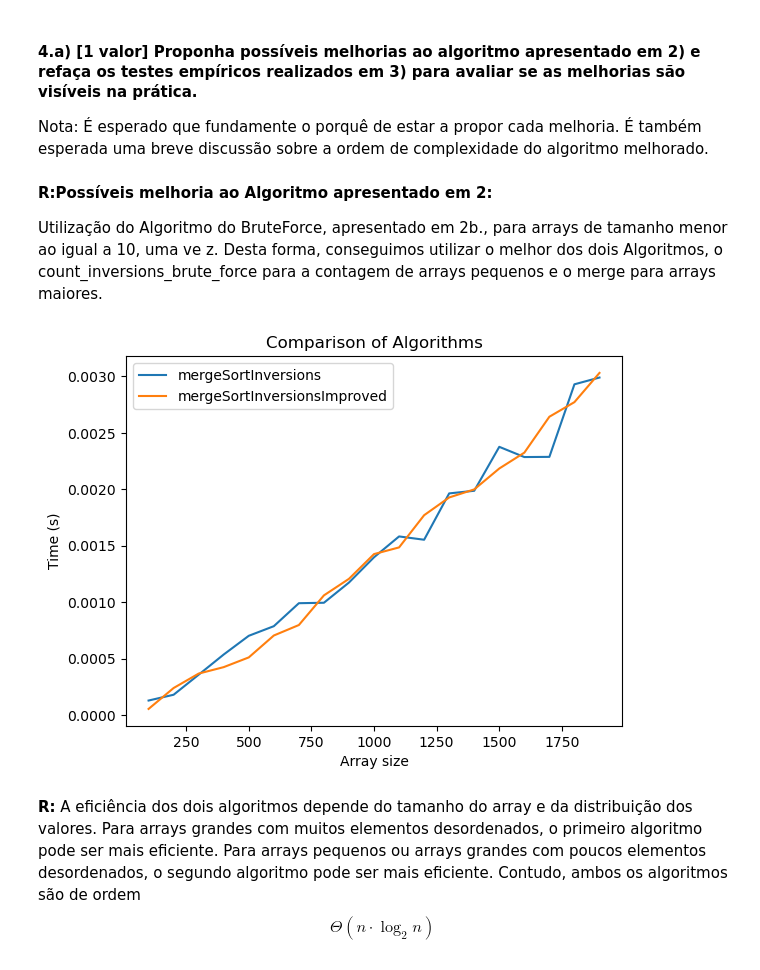
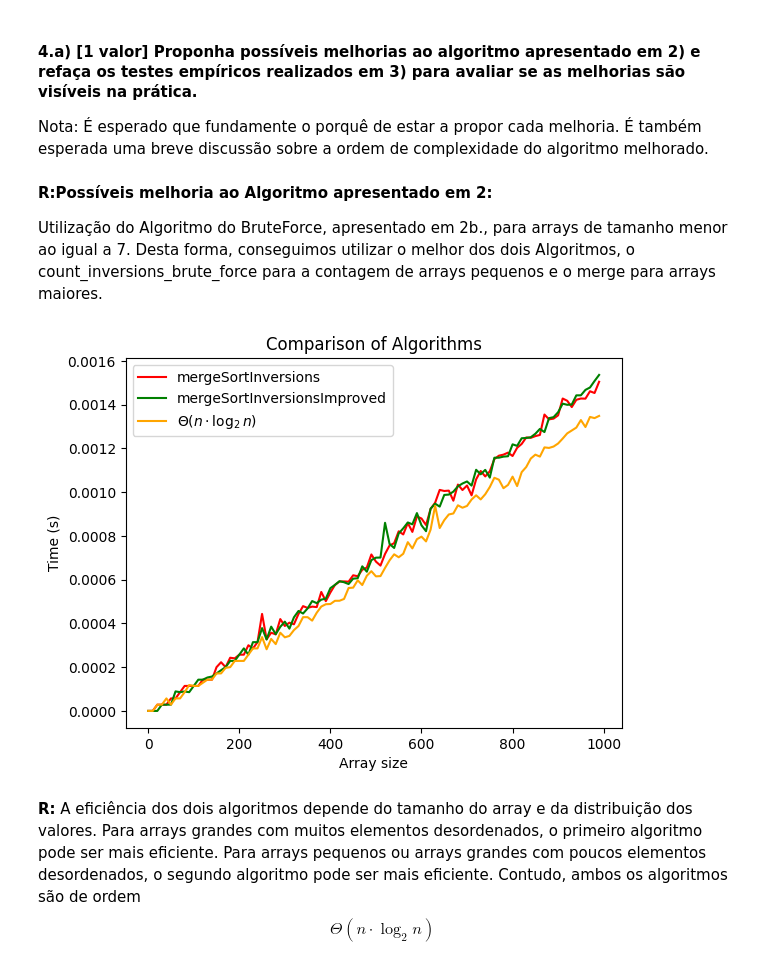
Before and after one commit to eduardopio03/Mini-Trabalho-1-DAA, a Jupyter notebook: parte1.ipynb, the cells around one changed output. Saved outputs shown, nothing was run; the diff lists cells and outputs as text; code cells hidden in the pictures.

Commit message:
Melhorias

```diff
--- a/parte1.ipynb
+++ b/parte1.ipynb
@@ -271,7 +312,7 @@ breve discussão sobre a ordem de complexidade do algoritmo melhorado.
 # %% [markdown]
 **R:Possíveis melhoria ao Algoritmo apresentado em 2:**
 
-Utilização do Algoritmo do BruteForce, apresentado em 2b., para arrays de tamanho menor ao igual a 10, uma ve z. Desta forma, conseguimos utilizar o melhor dos dois Algoritmos, o count_inversions_brute_force para a contagem de arrays pequenos e o merge para arrays maiores.
+Utilização do Algoritmo do BruteForce, apresentado em 2b., para arrays de tamanho menor ao igual a 7. Desta forma, conseguimos utilizar o melhor dos dois Algoritmos, o count_inversions_brute_force para a contagem de arrays pequenos e o merge para arrays maiores.
 # %%
 
 def mergeSortInversionsImproved(arr):
@@ -292,28 +341,36 @@ def mergeSortImproved(left, right, arr):
+# %%
+times_merge_sort = []
+times_merge_sort_improved = []
+times_nlog2n = []
+
+def test_results_improved():
+    TEST_STARTING_ARRAY_SIZE = 0
+    TEST_MAX_ARRAY_SIZE = 1000
+    TEST_ARRAY_INTERVAL = 10
+    array_sizes = list(range(TEST_STARTING_ARRAY_SIZE, TEST_MAX_ARRAY_SIZE, TEST_ARRAY_INTERVAL))
+
+    for size in array_sizes:
+        times_merge_sort.append(test_sorting_algorithm(lambda arr: mergeSortInversions(arr), size))
+        times_merge_sort_improved.append(test_sorting_algorithm(lambda arr: mergeSortInversionsImproved(arr), size))
+        times_nlog2n.append(test_sorting_algorithm(lambda arr: n_log2n_algorithm(arr), size))
+
+
+test_results_improved()
 # %%
 def plot_test_results_improved():
-    array_sizes = list(range(100, 2000, 100))
-    times_brute_force = []
-    times_merge_sort = []
-    times_merge_sort_improved = []
-
-    for size in array_sizes:
-        times_brute_force.append(test_sorting_algorithm(count_inversions_brute_force, size))
-        times_merge_sort.append(test_sorting_algorithm(lambda arr: mergeSortInversions(arr), size))
-        times_merge_sort_improved.append(test_sorting_algorithm(lambda arr: mergeSortInversionsImproved(arr), size))
-
-    #plt.plot(array_sizes, times_brute_force, label='count_inversions_brute_force')
-    plt.plot(array_sizes, times_merge_sort, label='mergeSortInversions')
-    plt.plot(array_sizes, times_merge_sort_improved, label='mergeSortInversionsImproved')
+    plt.plot(array_sizes, times_merge_sort, label='mergeSortInversions', color='red')
+    plt.plot(array_sizes, times_merge_sort_improved, label='mergeSortInversionsImproved', color='green')
+    plt.plot(array_sizes, times_nlog2n, label='$\Theta(n \cdot \log_2 n)$', color='orange')
     plt.xlabel('Array size')
     plt.ylabel('Time (s)')
     plt.title('Comparison of Algorithms')
     plt.legend()
     plt.show()
 
 
 plot_test_results_improved()
 # %% [output]
-[figure, old version]
+[figure, new version]
 # %% [markdown]
 **R:** A eficiência dos dois algoritmos depende do tamanho do array e da distribuição dos valores. Para arrays grandes com muitos elementos desordenados, o primeiro algoritmo pode ser mais eficiente. Para arrays pequenos ou arrays grandes com poucos elementos desordenados, o segundo algoritmo pode ser mais eficiente. Contudo, ambos os algoritmos são de ordem $$ \Theta(n \cdot \log_2 n) $$
 # %% [markdown]
```
Also changed, not shown: parts of 9 cells of this notebook.
